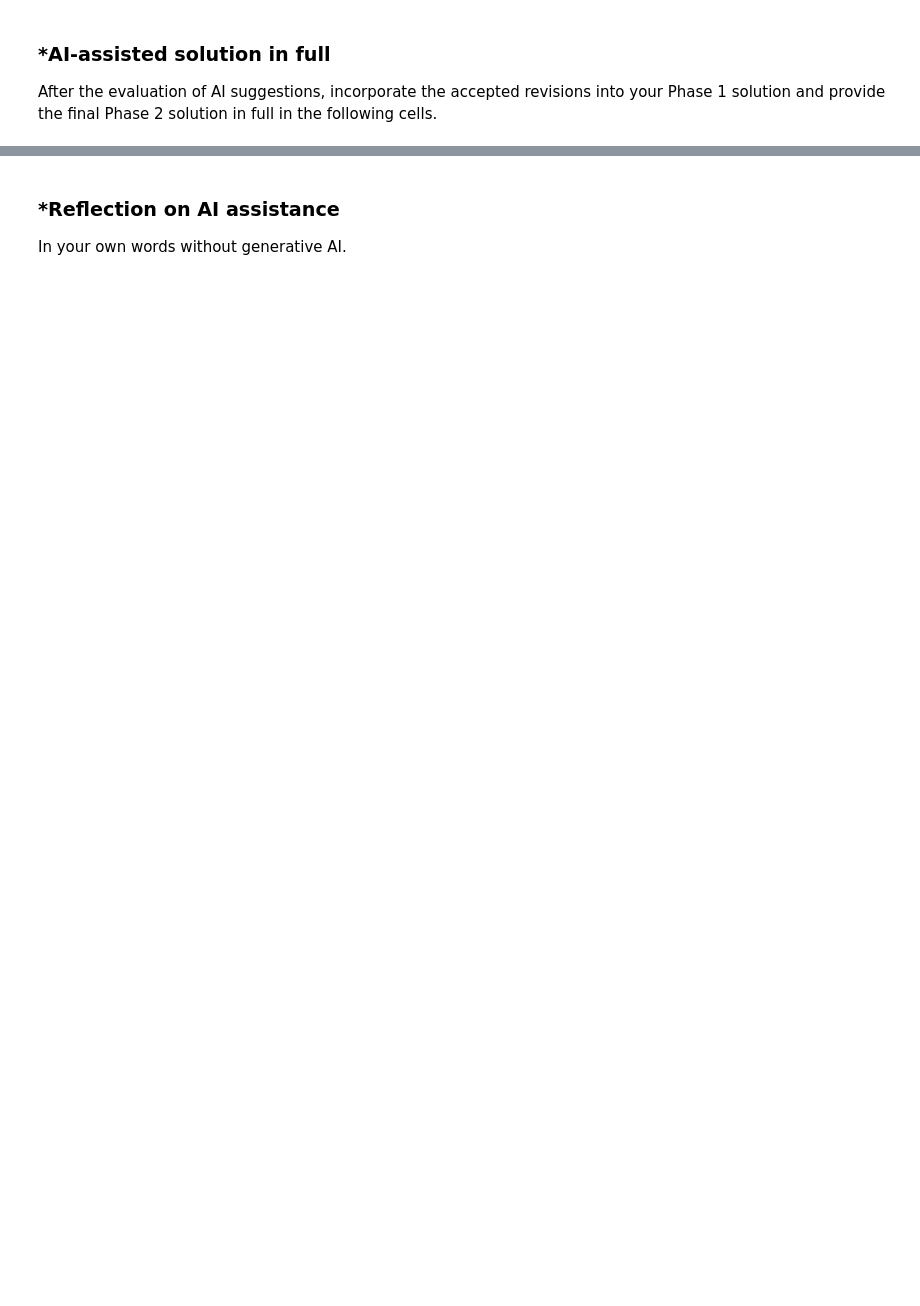
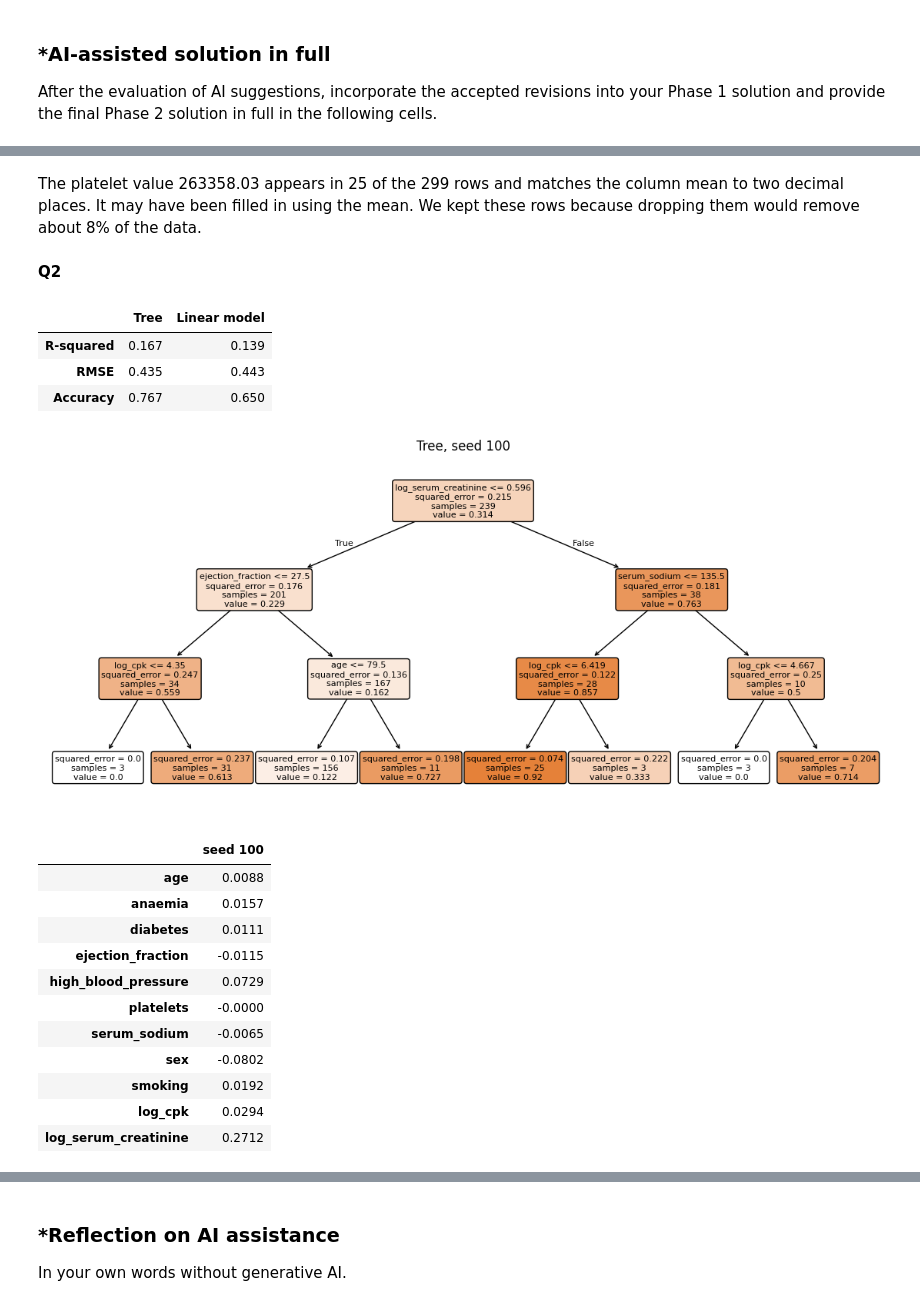
Before and after one commit to fcx4bw/L03-tree-stability, a Jupyter notebook: notebook.ipynb, the cells around one changed output, grey strips where cells are left out. Drawn from its saved outputs; the diff is of its cells as text; code cells hidden in the pictures; blank space fills up the shorter version.

```diff
--- a/notebook.ipynb
+++ b/notebook.ipynb
@@ -493,0 +521,67 @@ X.head()
+# %% [markdown]
+The platelet value 263358.03 appears in 25 of the 299 rows and matches the column mean to two decimal places. It may have been filled in using the mean. We kept these rows because dropping them would remove about 8% of the data.
+# %% [markdown]
+**Q2**
+# %%
+# Helper: split the data and fit both models for a given seed
+def fit_models(seed):
+    # 80/20 train-test split; the seed controls which rows land in the test set
+    X_train, X_test, y_train, y_test = train_test_split(
+        X, y, test_size=0.2, random_state=seed
+    )
+    # Regression tree on the 0/1 target
+    tree = DecisionTreeRegressor(max_depth=3, random_state=100).fit(X_train, y_train)
+
+    # Linear regression on the same 0/1 target
+    lm = LinearRegression().fit(X_train, y_train)
+    return tree, lm, X_test, y_test
+
+# Scoring a model on the test set
+def evaluate(model, X_test, y_test):
+    y_hat = model.predict(X_test)
+    return {
+        "R-squared": round(model.score(X_test, y_test), 3),
+        "RMSE": round(np.sqrt(np.mean((y_test - y_hat) ** 2)), 3),
+        "Accuracy": round(np.mean((y_hat > 0.5) == y_test), 3),
+    }
+
+# Fit the main models with seed 100 (saved for reproducibility)
+main_seed = 100
+tree_main, lm_main, X_test_main, y_test_main = fit_models(main_seed)
+
+# Compare test-set performance
+display(pd.DataFrame({
+    "Tree": evaluate(tree_main, X_test_main, y_test_main),
+    "Linear model": evaluate(lm_main, X_test_main, y_test_main),
+}))
+
+# Inspect the tree
+plt.figure(figsize=(14, 6))
+plot_tree(tree_main, feature_names=X.columns, filled=True, rounded=True, fontsize=8)
+plt.title("Tree, seed 100")
+plt.show()
+
+# Looking at the linear model coefficients
+display(pd.Series(lm_main.coef_, index=X.columns).round(4).to_frame("seed 100"))
+
+# Setting aside predictions on the seed-100 test set
+tree_pred_main = tree_main.predict(X_test_main)
+lm_pred_main = lm_main.predict(X_test_main)
+# %% [output]
+|  | Tree | Linear model |
+| R-squared | 0.167 | 0.139 |
+| RMSE | 0.435 | 0.443 |
+| Accuracy | 0.767 | 0.650 |
+[figure, added]
+|  | seed 100 |
+| age | 0.0088 |
+| anaemia | 0.0157 |
+| diabetes | 0.0111 |
+| ejection_fraction | -0.0115 |
+| high_blood_pressure | 0.0729 |
+| platelets | -0.0000 |
+| serum_sodium | -0.0065 |
+| sex | -0.0802 |
+| smoking | 0.0192 |
+| log_cpk | 0.0294 |
+| log_serum_creatinine | 0.2712 |
```
Also changed, not shown: parts of 19 cells of this notebook.
